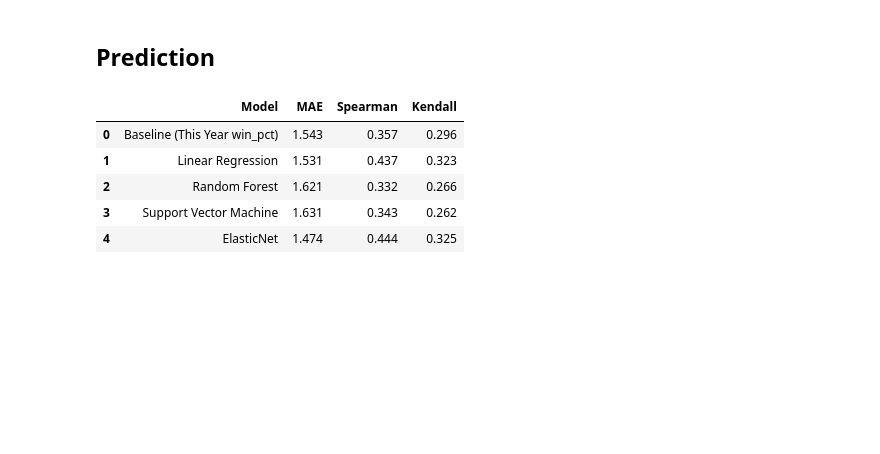
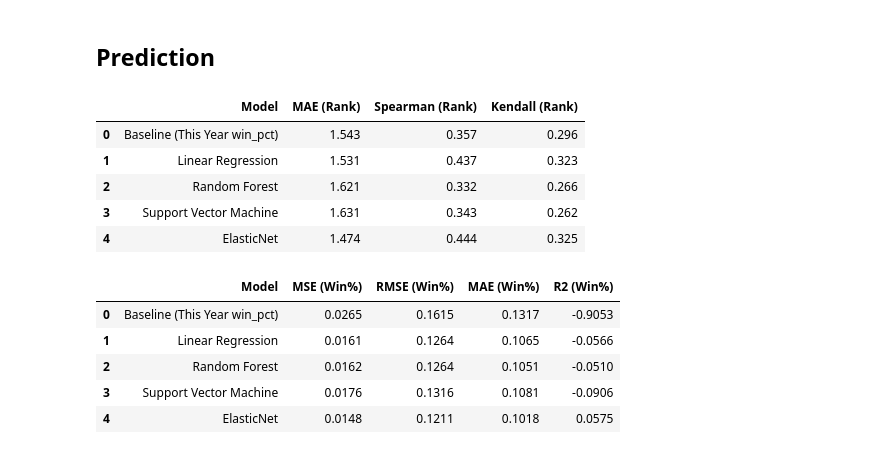
Before and after one commit to diogovenade/ac-wnba, a Jupyter notebook: src/ranking.ipynb, the cells around one changed output. Drawn from its saved outputs; the diff is of its cells as text; code cells hidden in the pictures; blank space fills up the shorter version.

Commit message:
Add regression metrics on win%

```diff
--- a/src/ranking.ipynb
+++ b/src/ranking.ipynb
@@ -246,6 +246,26 @@ def evaluate_ranking_predictions(test_df, y_test, y_pred, display_metrics: bool
         display(conf_metrics)
 
     return conf_metrics
+
+
+def evaluate_regression_predictions(y_true, y_pred):
+    """
+    Standard regression metrics for win percentage prediction.
+
+    Returns dict with: MSE, RMSE, MAE, R2.
+    """
+    y_true = np.asarray(y_true, dtype=float)
+    y_pred = np.asarray(y_pred, dtype=float)
+    mse = mean_squared_error(y_true, y_pred)
+    rmse = float(np.sqrt(mse))
+    mae = mean_absolute_error(y_true, y_pred)
+    r2 = r2_score(y_true, y_pred)
+    return {
+        'MSE': float(mse),
+        'RMSE': float(rmse),
+        'MAE': float(mae),
+        'R2': float(r2),
+    }
 # %%
 # Prepare features and target
 feature_cols = [col for col in teams_ranking_df.columns
@@ -356,24 +422,48 @@ for fold, split_year in enumerate(split_points, start=1):
 # %%
-# Mean metrics across all splits (overall, averaged over conference tables)
-summary_rows = []
-for model_name, metrics_list in fold_metrics.items():
+# Mean ranking metrics across all splits (overall, averaged over conference tables)
+ranking_summary_rows = []
+for model_name, metrics_list in fold_ranking_metrics.items():
     if not metrics_list:
         continue
     all_metrics = pd.concat(metrics_list, ignore_index=True)
     means = all_metrics[['MAE', 'Spearman', 'Kendall']].mean(numeric_only=True)
-    summary_rows.append({
+    ranking_summary_rows.append({
         'Model': model_name,
-        'MAE': means['MAE'],
-        'Spearman': means['Spearman'],
-        'Kendall': means['Kendall'],
+        'MAE (Rank)': means['MAE'],
+        'Spearman (Rank)': means['Spearman'],
+        'Kendall (Rank)': means['Kendall'],
     })
 
-summary_df = pd.DataFrame(summary_rows).round(3)
-display(summary_df)
+ranking_summary_df = pd.DataFrame(ranking_summary_rows).round(3)
+display(ranking_summary_df)
+
+# Mean regression metrics across all splits (predicting win%)
+regression_rows = []
+for model_name, metrics_list in fold_regression_metrics.items():
+    if not metrics_list:
+        continue
+    df = pd.DataFrame(metrics_list)
+    means = df[['MSE', 'RMSE', 'MAE', 'R2']].mean(numeric_only=True)
+    regression_rows.append({
+        'Model': model_name,
+        'MSE (Win%)': means['MSE'],
+        'RMSE (Win%)': means['RMSE'],
+        'MAE (Win%)': means['MAE'],
+        'R2 (Win%)': means['R2'],
+    })
+
+regression_summary_df = pd.DataFrame(regression_rows).round(4)
+display(regression_summary_df)
 # %% [output]
-|  | Model | MAE | Spearman | Kendall |
+|  | Model | MAE (Rank) | Spearman (Rank) | Kendall (Rank) |
 | 0 | Baseline (This Year win_pct) | 1.543 | 0.357 | 0.296 |
 | 1 | Linear Regression | 1.531 | 0.437 | 0.323 |
 | 2 | Random Forest | 1.621 | 0.332 | 0.266 |
 | 3 | Support Vector Machine | 1.631 | 0.343 | 0.262 |
 | 4 | ElasticNet | 1.474 | 0.444 | 0.325 |
+|  | Model | MSE (Win%) | RMSE (Win%) | MAE (Win%) | R2 (Win%) |
+| 0 | Baseline (This Year win_pct) | 0.0265 | 0.1615 | 0.1317 | -0.9053 |
+| 1 | Linear Regression | 0.0161 | 0.1264 | 0.1065 | -0.0566 |
+| 2 | Random Forest | 0.0162 | 0.1264 | 0.1051 | -0.0510 |
+| 3 | Support Vector Machine | 0.0176 | 0.1316 | 0.1081 | -0.0906 |
+| 4 | ElasticNet | 0.0148 | 0.1211 | 0.1018 | 0.0575 |
```
Also changed, not shown: parts of 1 cell of this notebook.
